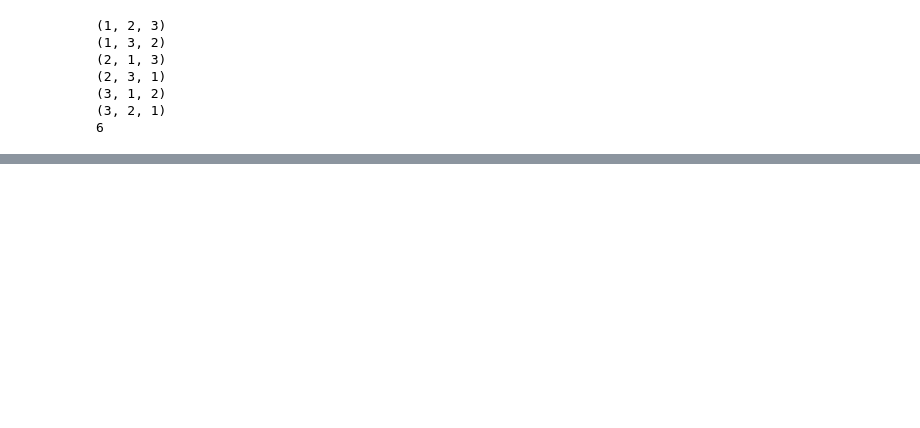
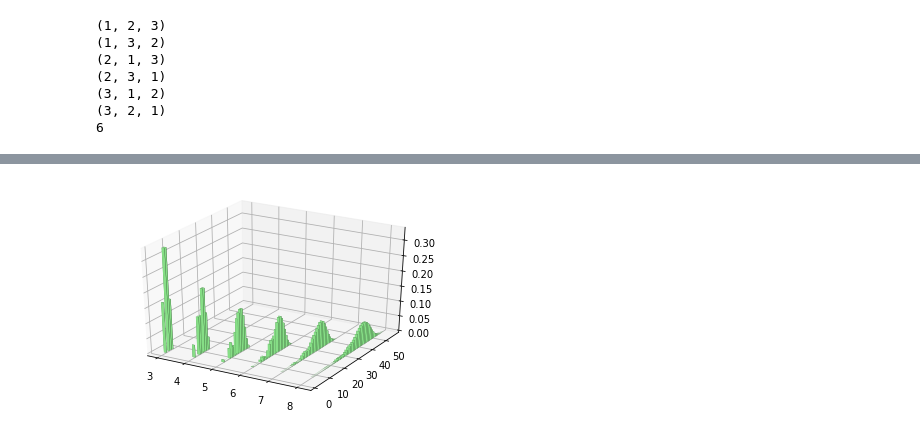
Before and after one commit to jusanchezme/AlgorithmsUN2021II, a Jupyter notebook: Lab8/BubbleSortOptDistributionWithoutRepGroup3.ipynb, the cells around one changed output, grey strips where cells are left out. Saved outputs shown, nothing was run; the diff lists cells and outputs as text; code cells hidden in the pictures; blank space fills up the shorter version.

```diff
--- a/Lab8/BubbleSortOptDistributionWithoutRepGroup3.ipynb
+++ b/Lab8/BubbleSortOptDistributionWithoutRepGroup3.ipynb
@@ -652,31 +355,0 @@ Steps exper stdev 8.352008300078836
-# %%
-from itertools import permutations
-import matplotlib.pyplot as plt
-import numpy as np
-import math
-
-n = 10
-perm = permutations(range(1,n+1))
-
-times =  []
-# Print the obtained permutations
-for i in perm:
-    i = list(i)
-    times.append(bubbleSortOptSteps(i))
-
-b = np.array(range(min(steps)-1,max(steps)+2) ) +0.5
-plt.hist(steps,bins=b,color="green")
-plt.title("Bubble Sort Steps")
-plt.xlabel("Steps ")
-plt.ylabel("Frequency")
-plt.show()
-
-print("Steps")
-print("Steps exper min =",min(steps))
-print("Steps min formula (n-1)*n/2 =",(n-1)*n/2)
-print("Steps exper max =",max(steps))
-print("Steps max formula (n-1)*n =",(n-1)*n)
-print("Steps exper mean =",np.mean(steps))
-print("Steps mean formula (3/4)*(n**2-n) =",(3/4)*(n**2-n))
-print("Steps exper stdev",np.std(steps))
-print()
@@ -779,0 +447,7 @@ plt.show()
+# %%
+#Para n = 8
+#n = int(input("Plot3D given n = "))
+n = 8
+plot3DbubbleSortOptSteps(n)
+# %% [output]
+[figure, added]
```
Also changed, not shown: parts of 19 cells of this notebook.
